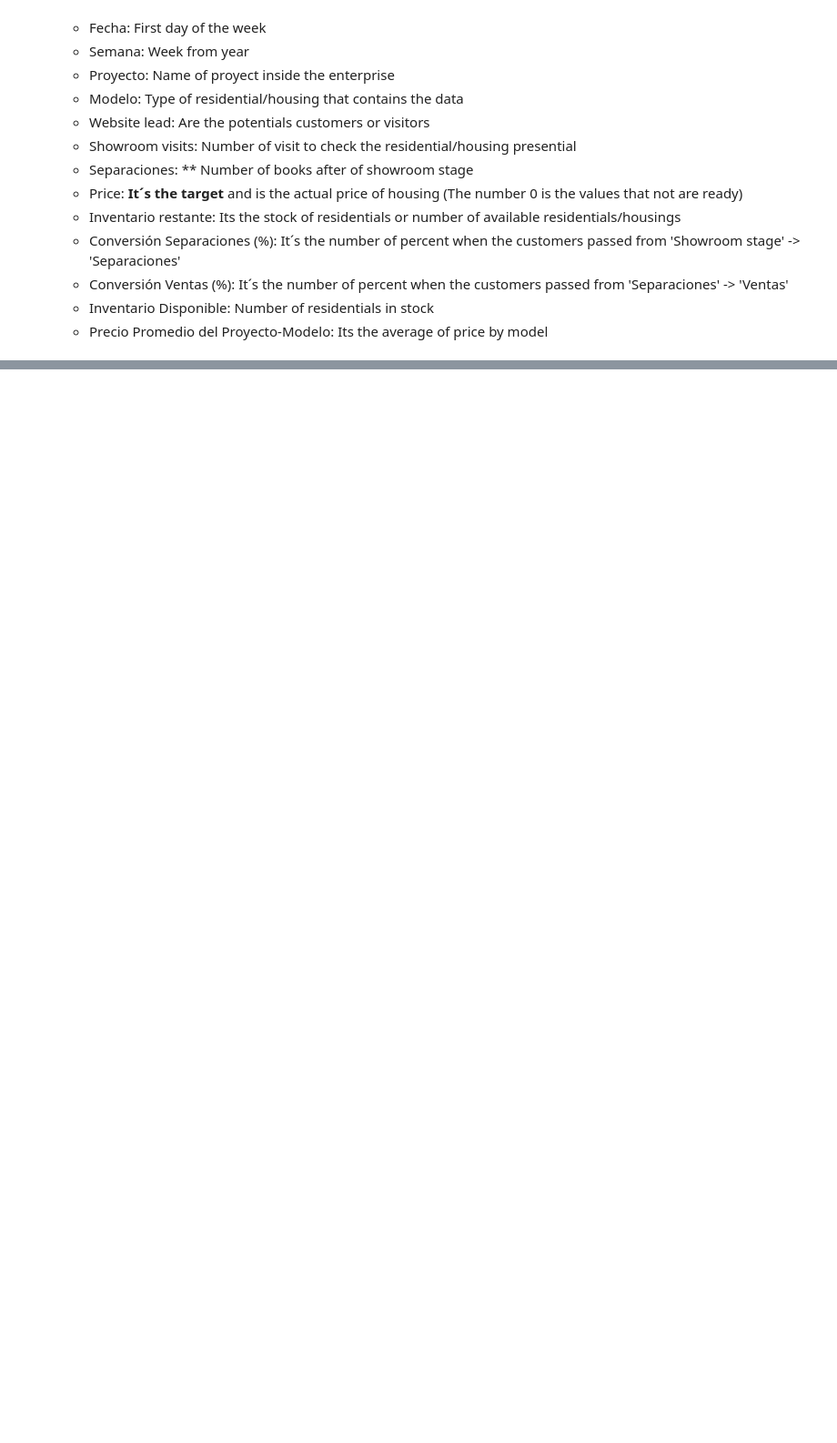
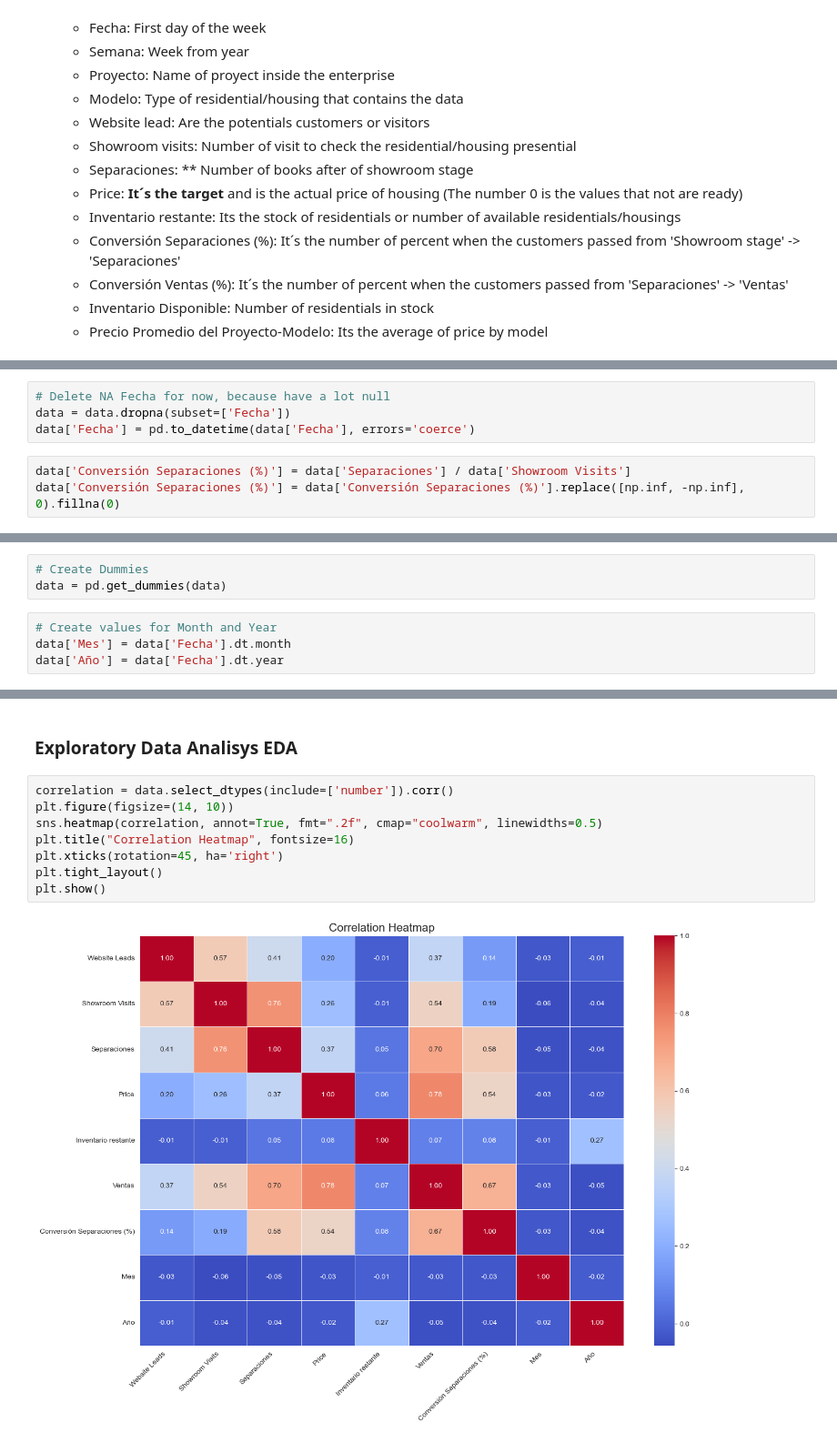
Before and after one commit to OmarTrejo/housing-price-optimizer, a Jupyter notebook: HousingPriceOptimizer.ipynb, the cells around one changed output, grey strips where cells are left out. Shown: that part at 91% size. Drawn from its saved outputs; the diff is of its cells as text; blank space fills up the shorter version.

```diff
--- a/HousingPriceOptimizer.ipynb
+++ b/HousingPriceOptimizer.ipynb
@@ -186,0 +185,7 @@ memory usage: 149.8+ KB
+# %%
+# Delete NA Fecha for now, because have a lot null
+data = data.dropna(subset=['Fecha'])
+data['Fecha'] = pd.to_datetime(data['Fecha'], errors='coerce')
+# %%
+data['Conversión Separaciones (%)'] = data['Separaciones'] / data['Showroom Visits']
+data['Conversión Separaciones (%)'] = data['Conversión Separaciones (%)'].replace([np.inf, -np.inf], 0).fillna(0)
@@ -186,0 +229,7 @@ memory usage: 149.8+ KB
+# %%
+# Create Dummies
+data = pd.get_dummies(data)
+# %%
+# Create values for Month and Year
+data['Mes'] = data['Fecha'].dt.month
+data['Año'] = data['Fecha'].dt.year
@@ -186,0 +248,12 @@ memory usage: 149.8+ KB
+# %% [markdown]
+### Exploratory Data Analisys **EDA**
+# %%
+correlation = data.select_dtypes(include=['number']).corr()
+plt.figure(figsize=(14, 10))
+sns.heatmap(correlation, annot=True, fmt=".2f", cmap="coolwarm", linewidths=0.5)
+plt.title("Correlation Heatmap", fontsize=16)
+plt.xticks(rotation=45, ha='right')
+plt.tight_layout()
+plt.show()
+# %% [output]
+[figure, added]
```
Also changed, not shown: parts of 49 cells of this notebook, 3 other files.
